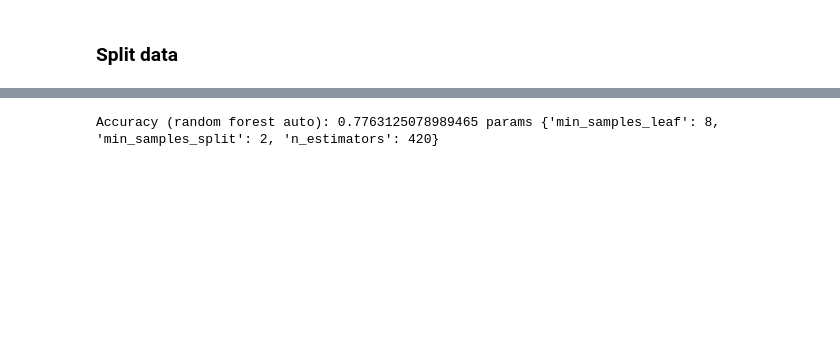
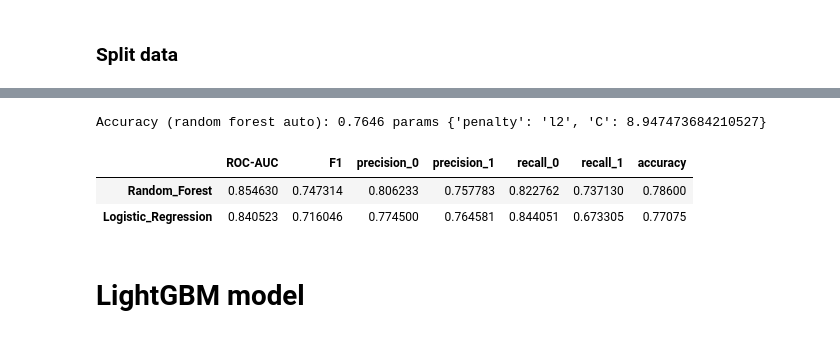
Before and after one commit to nik-nov/My_project, a Jupyter notebook: tabular_playground_series_apr_2021/model.ipynb, the cells around one changed output, grey strips where cells are left out. Cells and saved outputs as stored; diff of their text form; code cells hidden in the pictures; blank space fills up the shorter version.

```diff
--- a/tabular_playground_series_apr_2021/model.ipynb
+++ b/tabular_playground_series_apr_2021/model.ipynb
@@ -95,0 +144,7 @@ from sklearn.ensemble import RandomForestClassifier
+# %%
+# лучший score и лучшие параметры на кросс-валидации
+print("Accuracy (random forest auto): {} params {}"
+      .format(rf_rand.best_score_, rf_rand.best_params_))
+# записываем результаты на отложенной выборке в датафрейм
+report_df = get_scores(report_df, rf_rand, X_test,
+                       y_test, 'Random_Forest')
@@ -97,12 +163,3 @@ from sklearn.ensemble import RandomForestClassifier
 X_train, X_test, y_train, y_test = train_test_split(train_data, target,
                                                     test_size=0.2,
                                                     random_state=23)
-# %%
-rf_model = RandomForestClassifier(random_state=23)
-rf_model_params = [{
-    "n_estimators": [ 420, 430, 440],
-    "min_samples_split": [1,2,3],
-    "min_samples_leaf": [8,10,12]
-}]
-rf_model_grid = GridSearchCV(rf_model, rf_model_params, cv=3, refit=True, verbose=1, n_jobs=-1)
-rf_model_grid.fit(X_train, y_train)
@@ -118,0 +166,9 @@ GridSearchCV(cv=3, estimator=RandomForestClassifier(random_state=23), n_jobs=-1,
+# %%
+lr = LogisticRegression()
+lr_params = {
+    'C': np.linspace(0.001, 10, 20),
+    'penalty': ['l1', 'l2']
+}
+# подбор гиперпараметров
+lr_rand = RandomizedSearchCV(lr, lr_params, cv=5, refit=True, verbose=5, n_jobs=-1, n_iter=20, random_state=54)
+lr_rand.fit(X_train, y_train)
@@ -119,7 +189,17 @@ GridSearchCV(cv=3, estimator=RandomForestClassifier(random_state=23), n_jobs=-1,
 # %%
 # лучший score и лучшие параметры на кросс-валидации
-rf_model_best = rf_model_grid.best_estimator_
 print("Accuracy (random forest auto): {} params {}"
-      .format(rf_model_grid.best_score_, rf_model_grid.best_params_))
+      .format(lr_rand.best_score_, lr_rand.best_params_))
+# записываем результаты на отложенной выборке в датафрейм
+report_df = get_scores(report_df, lr_rand, X_test,
+                       y_test, 'Logistic_Regression')
 # %% [output]
-Accuracy (random forest auto): 0.7763125078989465 params {'min_samples_leaf': 8, 'min_samples_split': 2, 'n_estimators': 420}
+Accuracy (random forest auto): 0.7646 params {'penalty': 'l2', 'C': 8.947473684210527}
+# %%
+report_df
+# %% [output]
+|  | ROC-AUC | F1 | precision_0 | precision_1 | recall_0 | recall_1 | accuracy |
+| Random_Forest | 0.854630 | 0.747314 | 0.806233 | 0.757783 | 0.822762 | 0.737130 | 0.78600 |
+| Logistic_Regression | 0.840523 | 0.716046 | 0.774500 | 0.764581 | 0.844051 | 0.673305 | 0.77075 |
+# %% [markdown]
+# LightGBM model
```
Also changed, not shown: parts of 33 cells of this notebook.
